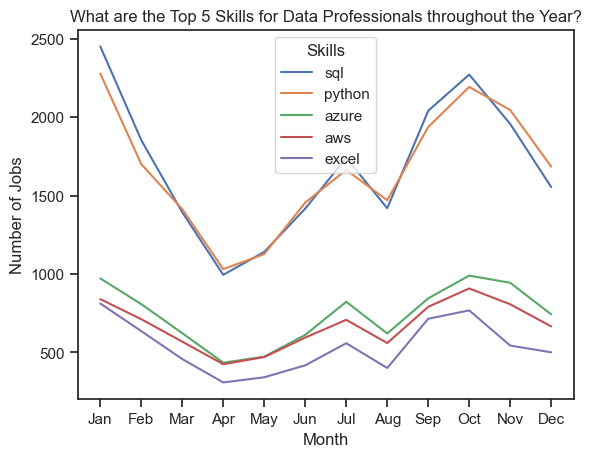
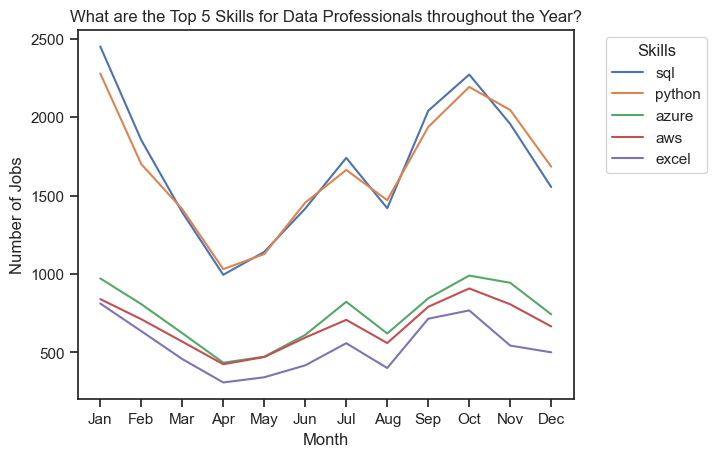
Unified diff of the notebook cell whose output changed from the first chart to the second:
--- before
+++ after
@@ -9,5 +9,5 @@
 
 plt.title("What are the Top 5 Skills for Data Professionals throughout the Year?")
-plt.legend(title="Skills"); # Add title to legend
+plt.legend(title="Skills", bbox_to_anchor=(1.05, 1), loc='upper left') # Make legend sit outside plot on top right by anchoring top left of legend box
 
 plt.xlabel("Month")

Commit: Complete walkthrouhgh text of file 3_Trend_skills_through_year